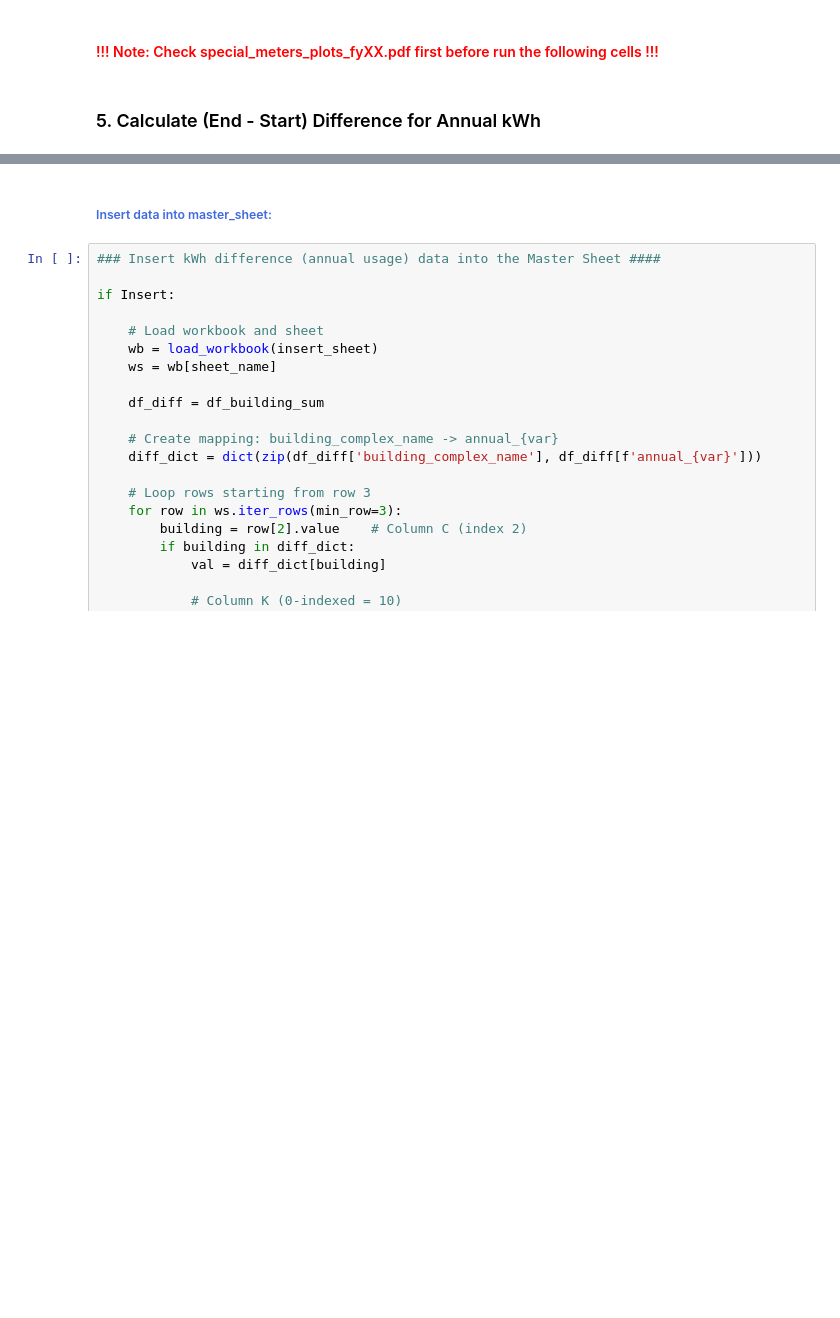
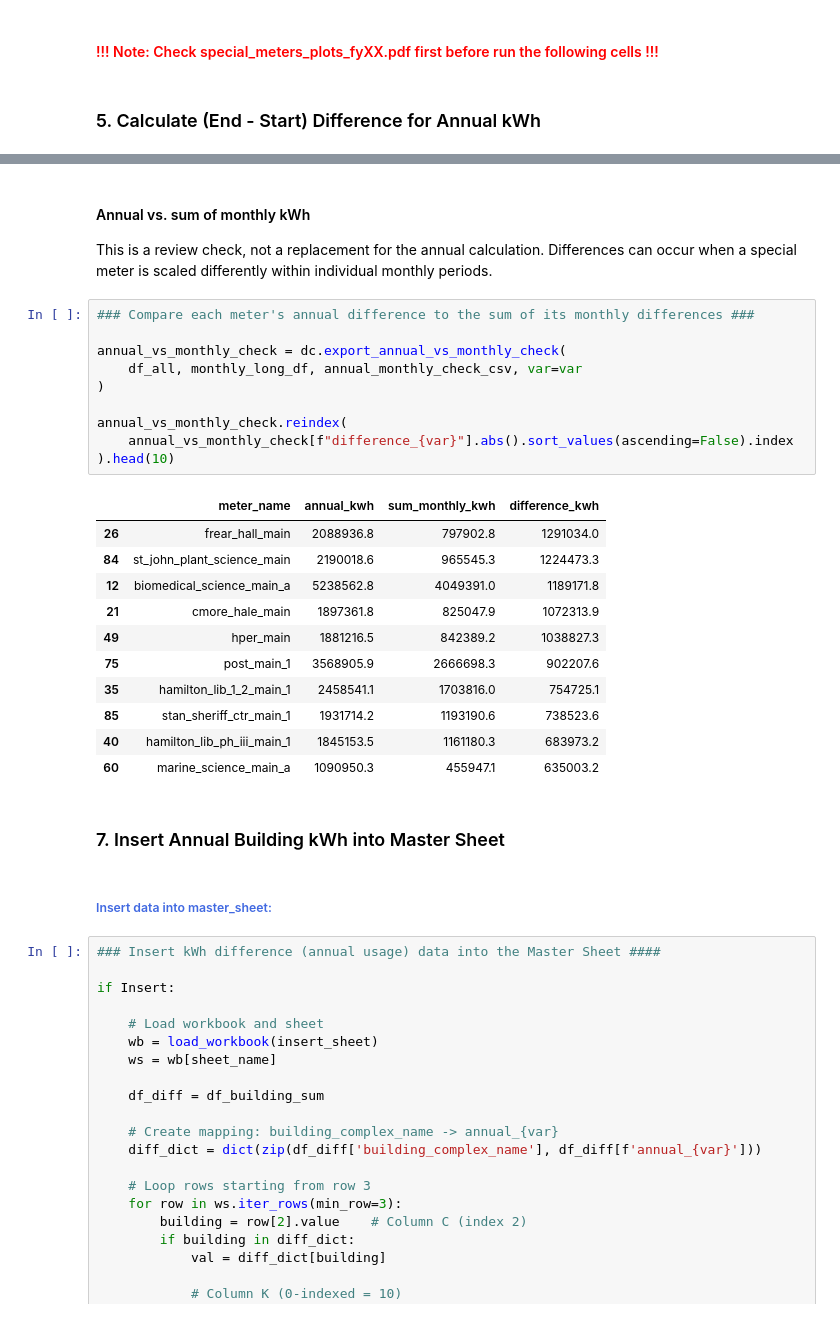
Before and after one commit to uhm-campus-energy/harvest_kwh_prep, a Jupyter notebook: notebooks/1.kwh_end_points_TEST.ipynb, the cells around one changed output, grey strips where cells are left out. Drawn from its saved outputs; the diff is of its cells as text; blank space fills up the shorter version.

```diff
--- a/notebooks/1.kwh_end_points_TEST.ipynb
+++ b/notebooks/1.kwh_end_points_TEST.ipynb
@@ -479,3 +551,30 @@ df_all.to_csv(meter_annual_csv, index=False)
+# %% [markdown]
+#### Annual vs. sum of monthly kWh
+This is a review check, not a replacement for the annual calculation. Differences can occur when a special meter is scaled differently within individual monthly periods.
+# %%
+### Compare each meter's annual difference to the sum of its monthly differences ###
+
+annual_vs_monthly_check = dc.export_annual_vs_monthly_check(
+    df_all, monthly_long_df, annual_monthly_check_csv, var=var
+)
+
+annual_vs_monthly_check.reindex(
+    annual_vs_monthly_check[f"difference_{var}"].abs().sort_values(ascending=False).index
+).head(10)
+# %% [output]
+|  | meter_name | annual_kwh | sum_monthly_kwh | difference_kwh |
+| 26 | frear_hall_main | 2088936.8 | 797902.8 | 1291034.0 |
+| 84 | st_john_plant_science_main | 2190018.6 | 965545.3 | 1224473.3 |
+| 12 | biomedical_science_main_a | 5238562.8 | 4049391.0 | 1189171.8 |
+| 21 | cmore_hale_main | 1897361.8 | 825047.9 | 1072313.9 |
+| 49 | hper_main | 1881216.5 | 842389.2 | 1038827.3 |
+| 75 | post_main_1 | 3568905.9 | 2666698.3 | 902207.6 |
+| 35 | hamilton_lib_1_2_main_1 | 2458541.1 | 1703816.0 | 754725.1 |
+| 85 | stan_sheriff_ctr_main_1 | 1931714.2 | 1193190.6 | 738523.6 |
+| 40 | hamilton_lib_ph_iii_main_1 | 1845153.5 | 1161180.3 | 683973.2 |
+| 60 | marine_science_main_a | 1090950.3 | 455947.1 | 635003.2 |
+# %% [markdown]
+### 7. Insert Annual Building kWh into Master Sheet
 # %% [markdown]
 ##### <span style="color:royalblue">Insert data into master_sheet:</span>
 # %%
```
Also changed, not shown: parts of 8 cells of this notebook, 1 other file.
